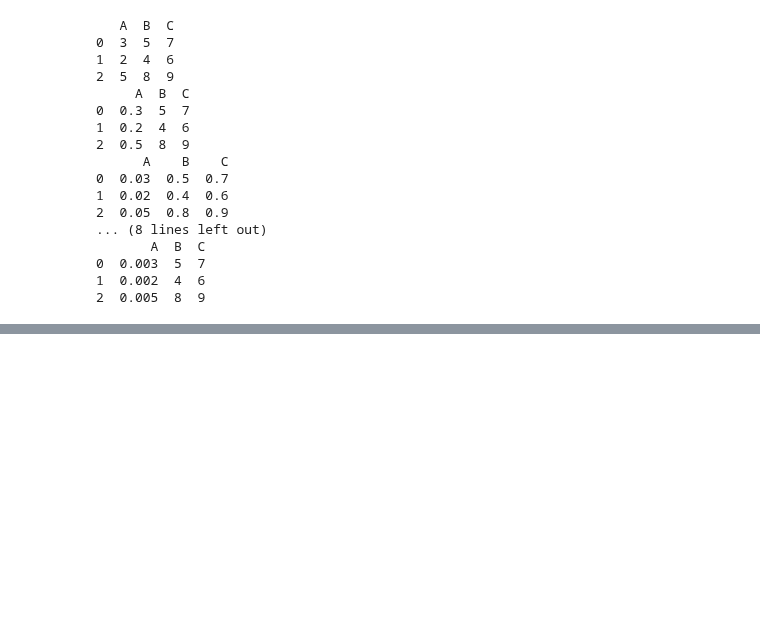
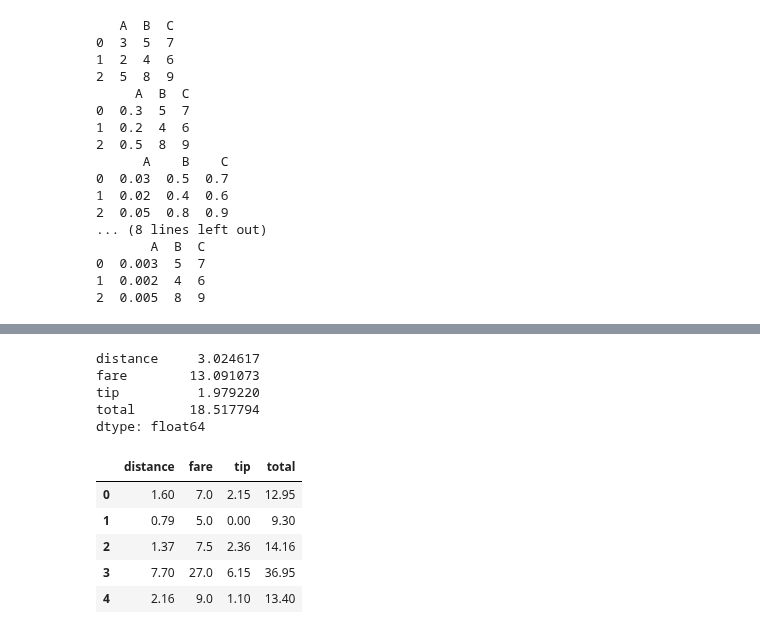
Before and after one commit to gbrs/ipython_notebook_probes, a Jupyter notebook: Probe.ipynb, the cells around one changed output, grey strips where cells are left out. Cells and saved outputs as stored; diff of their text form; code cells hidden in the pictures; blank space fills up the shorter version.

```diff
--- a/Probe.ipynb
+++ b/Probe.ipynb
@@ -1217,0 +1262,17 @@ print(df)
+# %%
+df.apply(lambda x: x.mean())
+# %% [output]
+distance     3.024617
+fare        13.091073
+tip          1.979220
+total       18.517794
+dtype: float64
+# %%
+df.head(5)
+# %% [output]
+|  | distance | fare | tip | total |
+| 0 | 1.60 | 7.0 | 2.15 | 12.95 |
+| 1 | 0.79 | 5.0 | 0.00 | 9.30 |
+| 2 | 1.37 | 7.5 | 2.36 | 14.16 |
+| 3 | 7.70 | 27.0 | 6.15 | 36.95 |
+| 4 | 2.16 | 9.0 | 1.10 | 13.40 |
```
Also changed, not shown: parts of 4 cells of this notebook.
